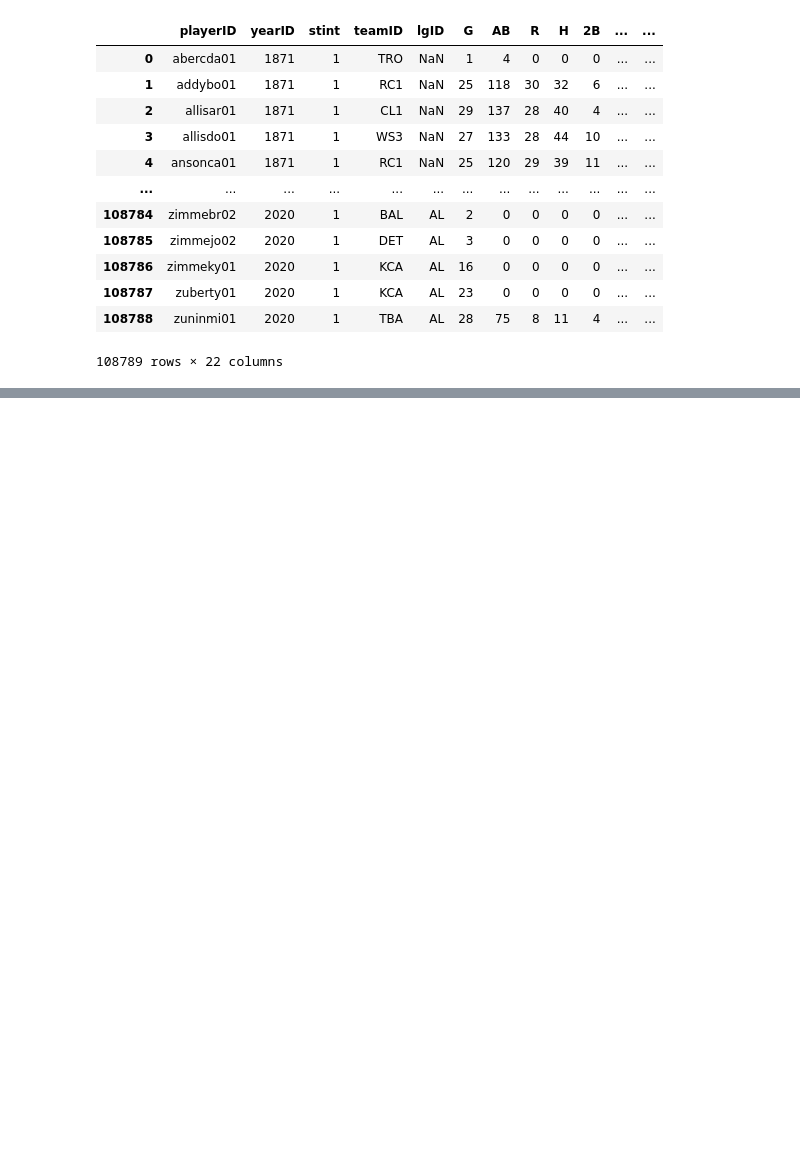
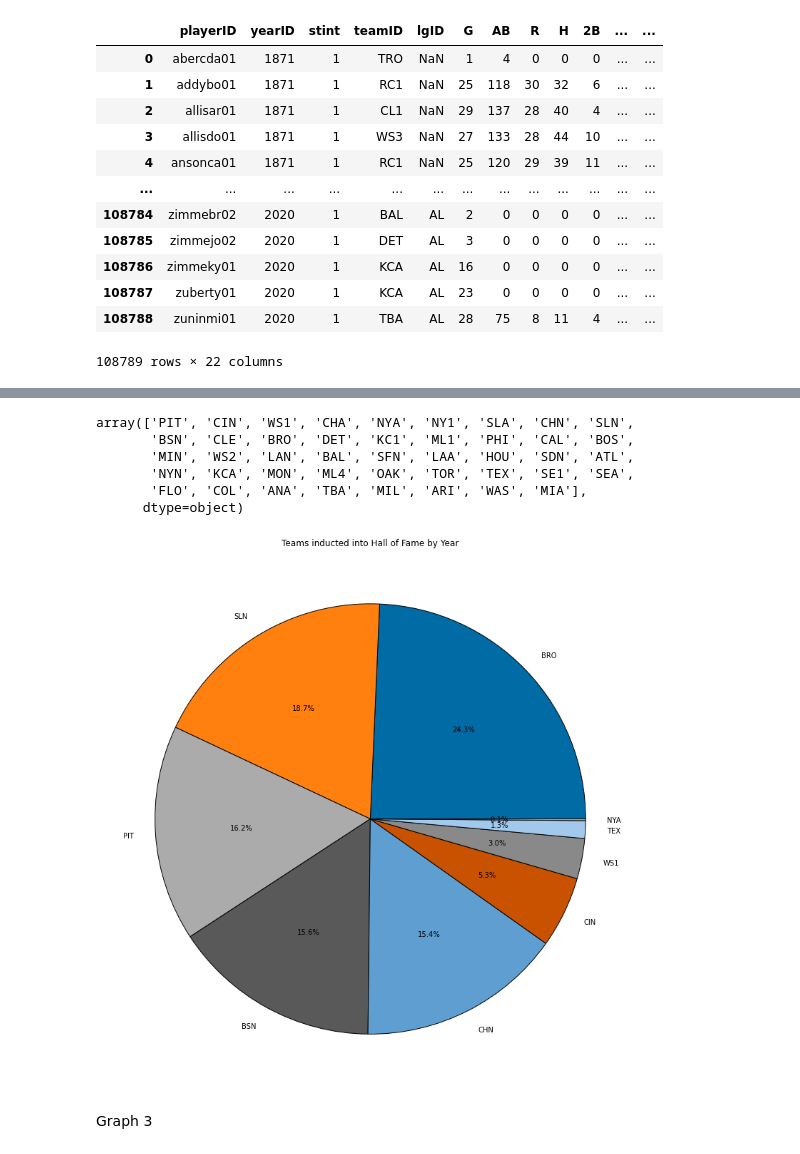
Before and after one commit to data301-2021-winter1/project-group37-project, a Jupyter notebook: notebooks/analysis3.ipynb, the cells around one changed output, grey strips where cells are left out. Saved outputs shown, nothing was run; the diff lists cells and outputs as text; code cells hidden in the pictures; blank space fills up the shorter version.

```diff
--- a/notebooks/analysis3.ipynb
+++ b/notebooks/analysis3.ipynb
@@ -36,0 +237,7 @@ Batting
+# %%
+HallofFame_clean = (
+HallofFame
+    .drop(['votedBy','needed_note','category'],axis=1)
+    .dropna(axis = 0)
+)
+HallofFame_clean
@@ -36,0 +258,3 @@ Batting
+# %%
+merged = data1_clean.merge(HallofFame_clean, on="playerID", how="outer")
+merged.head()
@@ -36,0 +269,6 @@ Batting
+# %%
+merged_clean = (
+merged
+    .dropna(axis=0)
+)
+merged_clean.head()
@@ -36,0 +283,4 @@ Batting
+# %%
+labels = ['BRO','SLN','PIT','BSN','CHN','CIN','WS1','TEX','NYA']
+new_df = merged_clean.loc[merged_clean['teamID'].isin(['BRO','SLN','PIT','BSN','CHN','CIN','WS1','TEX','NYA'])]
+new_df.head()
@@ -36,0 +315,20 @@ Batting
+# %%
+merged_clean['teamID'].unique()
+# %% [output]
+array(['PIT', 'CIN', 'WS1', 'CHA', 'NYA', 'NY1', 'SLA', 'CHN', 'SLN',
+       'BSN', 'CLE', 'BRO', 'DET', 'KC1', 'ML1', 'PHI', 'CAL', 'BOS',
+       'MIN', 'WS2', 'LAN', 'BAL', 'SFN', 'LAA', 'HOU', 'SDN', 'ATL',
+       'NYN', 'KCA', 'MON', 'ML4', 'OAK', 'TOR', 'TEX', 'SE1', 'SEA',
+       'FLO', 'COL', 'ANA', 'TBA', 'MIL', 'ARI', 'WAS', 'MIA'],
+      dtype=object)
+# %%
+plt.style.use('tableau-colorblind10')
+fig = plt.figure(figsize=(11,11))
+plt.pie(list(new_df['teamID'].value_counts()), autopct='%1.1f%%',labels = labels, wedgeprops={'edgecolor':'black'})
+plt.title('Teams inducted into Hall of Fame by Year')
+plt.tight_layout()
+plt.show()
+# %% [output]
+[figure, added]
+# %% [markdown]
+Graph 3
```
Also changed, not shown: parts of 40 cells of this notebook, 7 other files.
